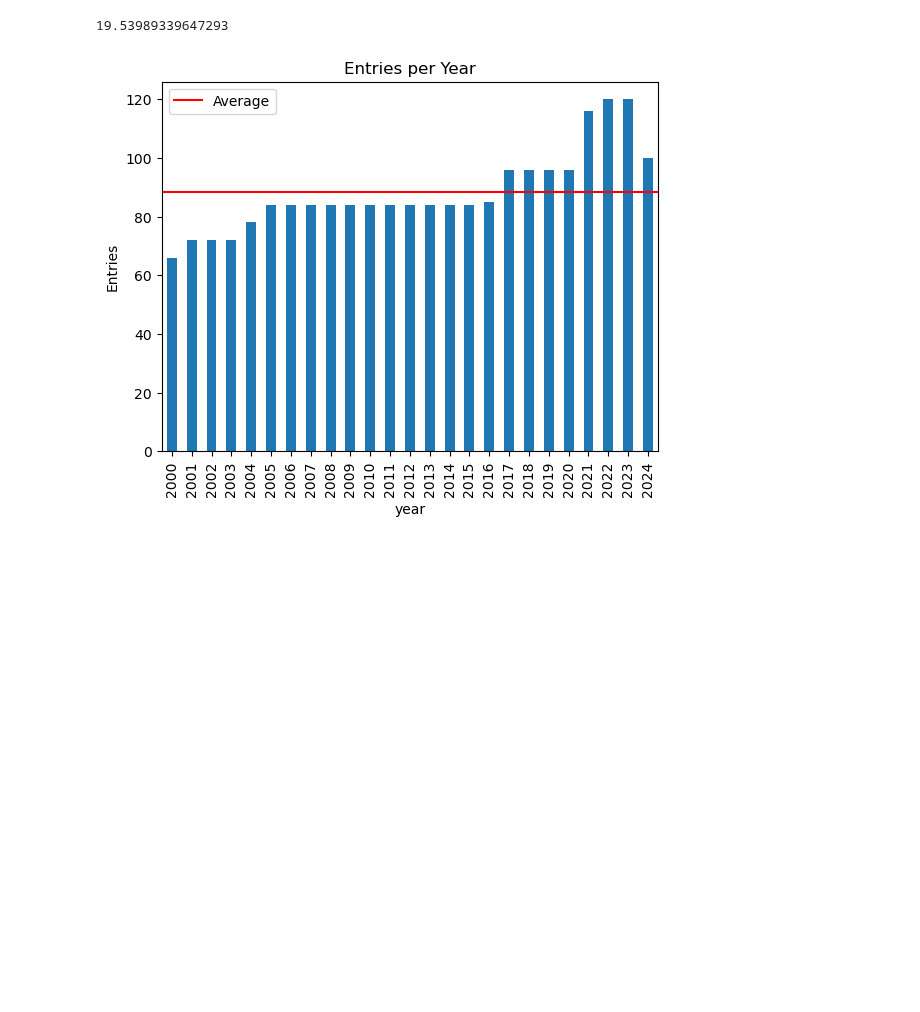
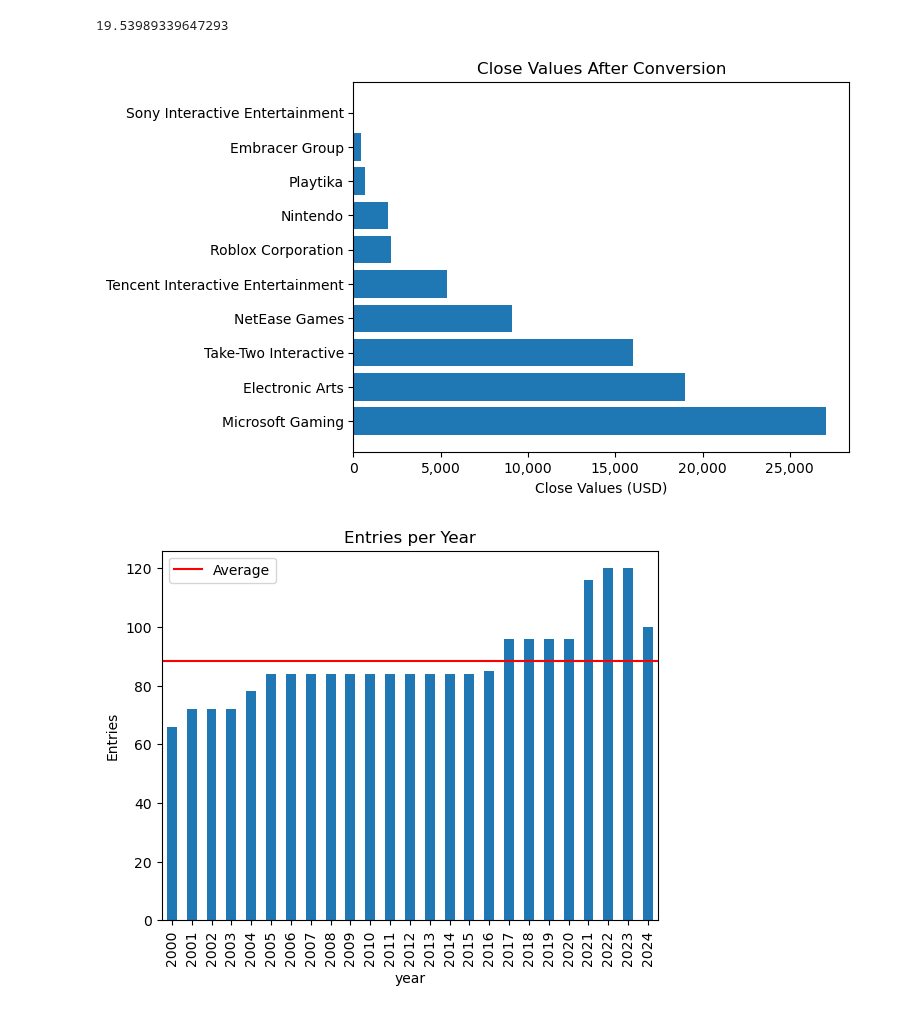
Before and after one commit to Djohnson1313/gaming_company_stocks_analysis, a Jupyter notebook: gaming_stocks_analysis.ipynb, the cells around one changed output. Drawn from its saved outputs; the diff is of its cells as text; code cells hidden in the pictures; blank space fills up the shorter version.

Commit message:
close values

```diff
--- a/gaming_stocks_analysis.ipynb
+++ b/gaming_stocks_analysis.ipynb
@@ -824,6 +824,21 @@ value_calc('Embracer Group', 'Close Value in USD')
 value_calc('Sony Interactive Entertainment', 'Close Value in USD')
 # %% [output]
 19.53989339647293
+# %%
+fig, ax = plt.subplots()
+
+close_height_2 = [27068, 19010, 16032, 9061, 5378, 2140, 1995, 633, 411, 19]
+close_x_2 = range(len(close_height_2))
+close_labels_2 = ['Microsoft Gaming', 'Electronic Arts', 'Take-Two Interactive', 'NetEase Games', 'Tencent Interactive Entertainment',
+                 'Roblox Corporation', 'Nintendo', 'Playtika', 'Embracer Group', 'Sony Interactive Entertainment']
+ax.set_title('Close Values After Conversion')
+ax.set_xlabel('Close Values (USD)')
+plt.barh(close_x_2, close_height_2, tick_label = close_labels_2)
+ax.get_xaxis().set_major_formatter(
+    plt.FuncFormatter(lambda x, p: format(int(x), ','))) # format labels
+plt.show();
+# %% [output]
+[figure, added]
 # %%
 df['Date'] = pd.to_datetime(df['Date'])
 df['year'] = df['Date'].dt.year
```
Also changed, not shown: parts of 1 cell of this notebook.
